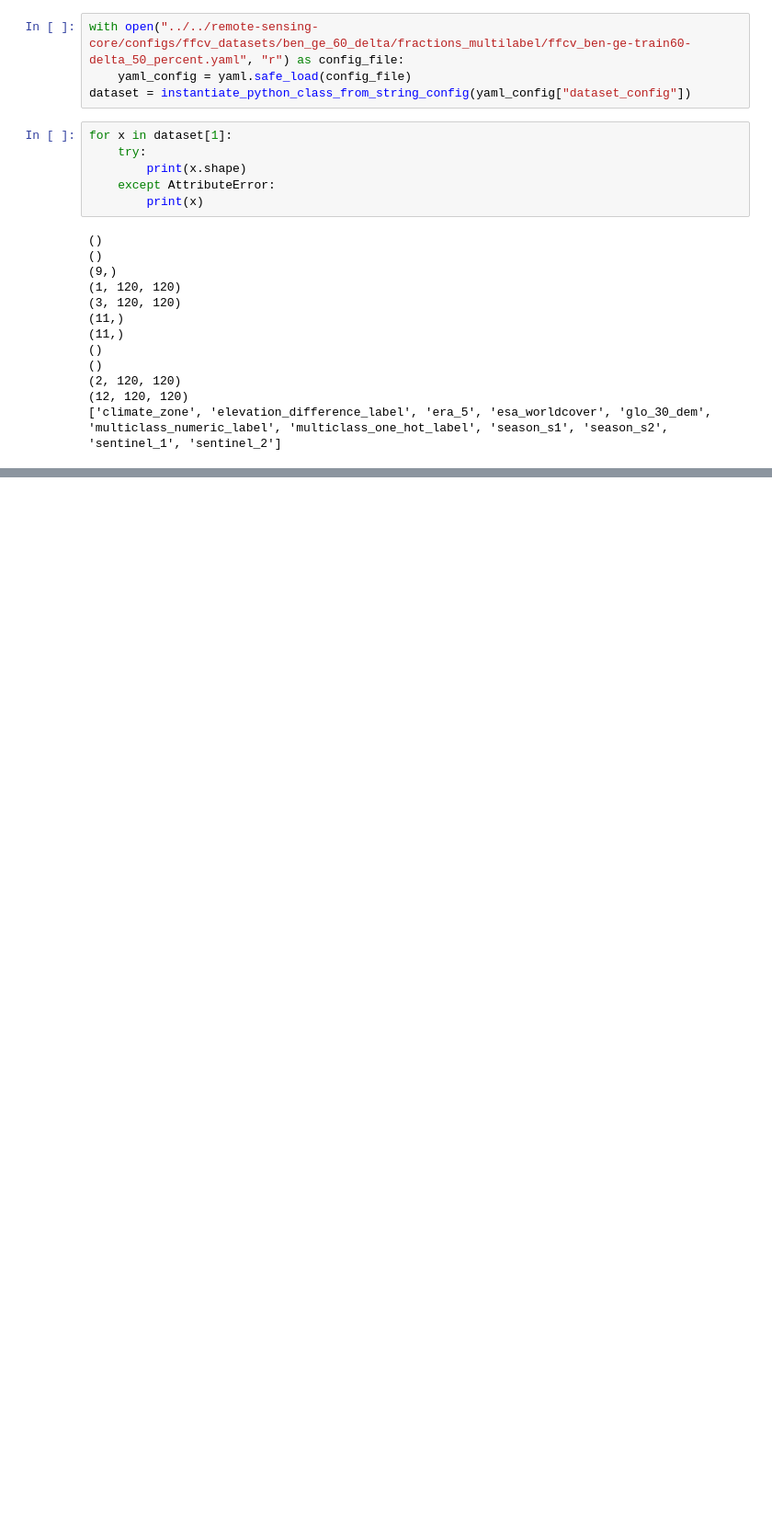
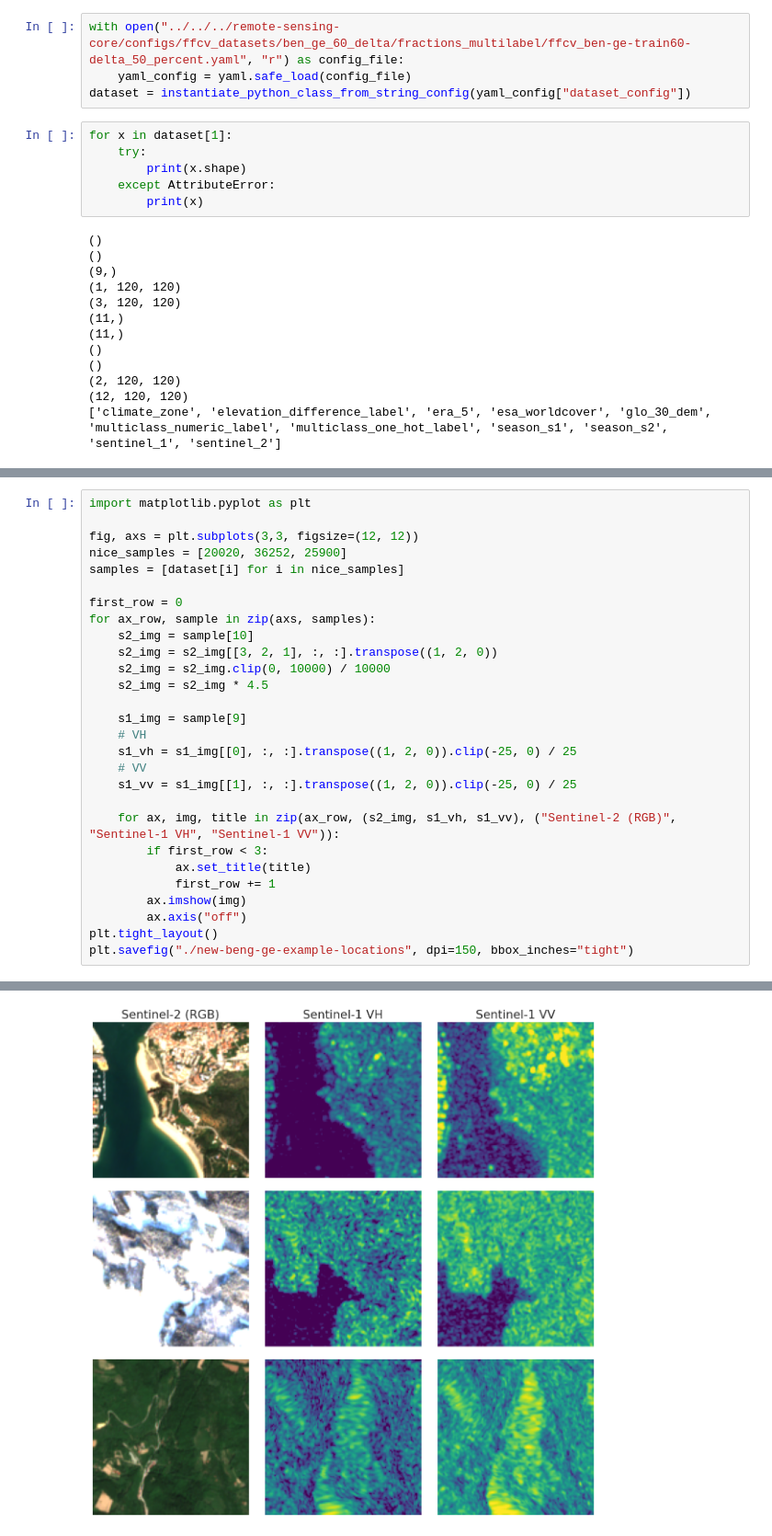
Before and after one commit to AlexanderLontke/ssl-ddpm-rs, a Jupyter notebook: notebooks/data_loading/Load_ben_ge_dataset.ipynb, the cells around one changed output, grey strips where cells are left out. Shown at 92% size. Saved outputs shown, nothing was run; the diff lists cells and outputs as text; blank space fills up the shorter version.

```diff
--- a/notebooks/data_loading/Load_ben_ge_dataset.ipynb
+++ b/notebooks/data_loading/Load_ben_ge_dataset.ipynb
@@ -10,7 +10,7 @@ ffcv_ben-ge-train60-delta_10_percent.yaml
 ffcv_ben-ge-train60-delta_1_percent.yaml
 ffcv_ben-ge-train60-delta_50_percent.yaml
 # %%
-with open("../../remote-sensing-core/configs/ffcv_datasets/ben_ge_60_delta/fractions_multilabel/ffcv_ben-ge-train60-delta_50_percent.yaml", "r") as config_file:
+with open("../../../remote-sensing-core/configs/ffcv_datasets/ben_ge_60_delta/fractions_multilabel/ffcv_ben-ge-train60-delta_50_percent.yaml", "r") as config_file:
     yaml_config = yaml.safe_load(config_file)
 dataset = instantiate_python_class_from_string_config(yaml_config["dataset_config"])
 # %%
@@ -34,0 +51,29 @@ for x in dataset[1]:
+# %%
+import matplotlib.pyplot as plt
+
+fig, axs = plt.subplots(3,3, figsize=(12, 12))
+nice_samples = [20020, 36252, 25900]
+samples = [dataset[i] for i in nice_samples]
+
+first_row = 0
+for ax_row, sample in zip(axs, samples):
+    s2_img = sample[10]
+    s2_img = s2_img[[3, 2, 1], :, :].transpose((1, 2, 0))
+    s2_img = s2_img.clip(0, 10000) / 10000
+    s2_img = s2_img * 4.5
+
+    s1_img = sample[9]
+    # VH
+    s1_vh = s1_img[[0], :, :].transpose((1, 2, 0)).clip(-25, 0) / 25
+    # VV
+    s1_vv = s1_img[[1], :, :].transpose((1, 2, 0)).clip(-25, 0) / 25
+
+    for ax, img, title in zip(ax_row, (s2_img, s1_vh, s1_vv), ("Sentinel-2 (RGB)", "Sentinel-1 VH", "Sentinel-1 VV")):
+        if first_row < 3:
+            ax.set_title(title)
+            first_row += 1
+        ax.imshow(img)
+        ax.axis("off")
+plt.tight_layout()
+plt.savefig("./new-beng-ge-example-locations", dpi=150, bbox_inches="tight")
+# %% [output]
@@ -34,0 +83 @@ for x in dataset[1]:
+[figure, added]
```
Also changed, not shown: parts of 5 cells of this notebook, 32 other files.
